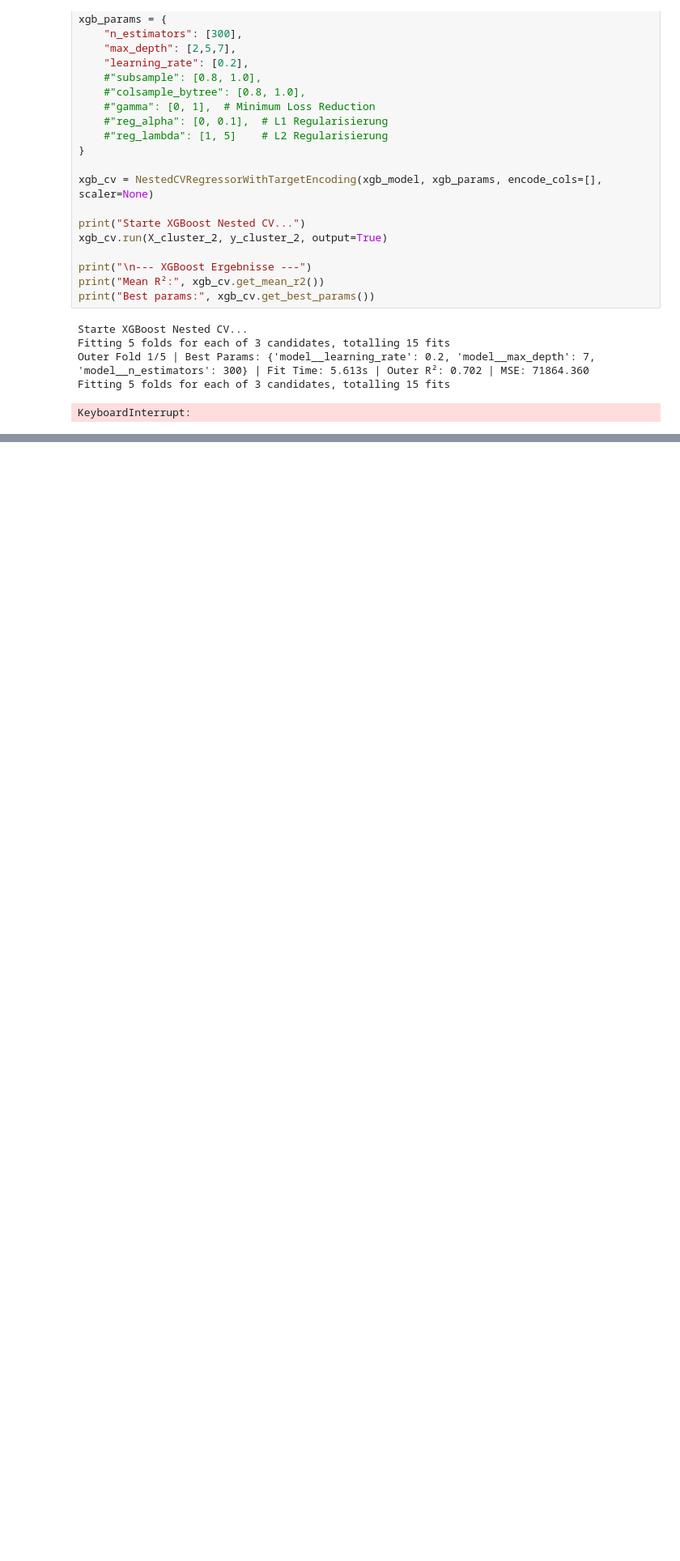
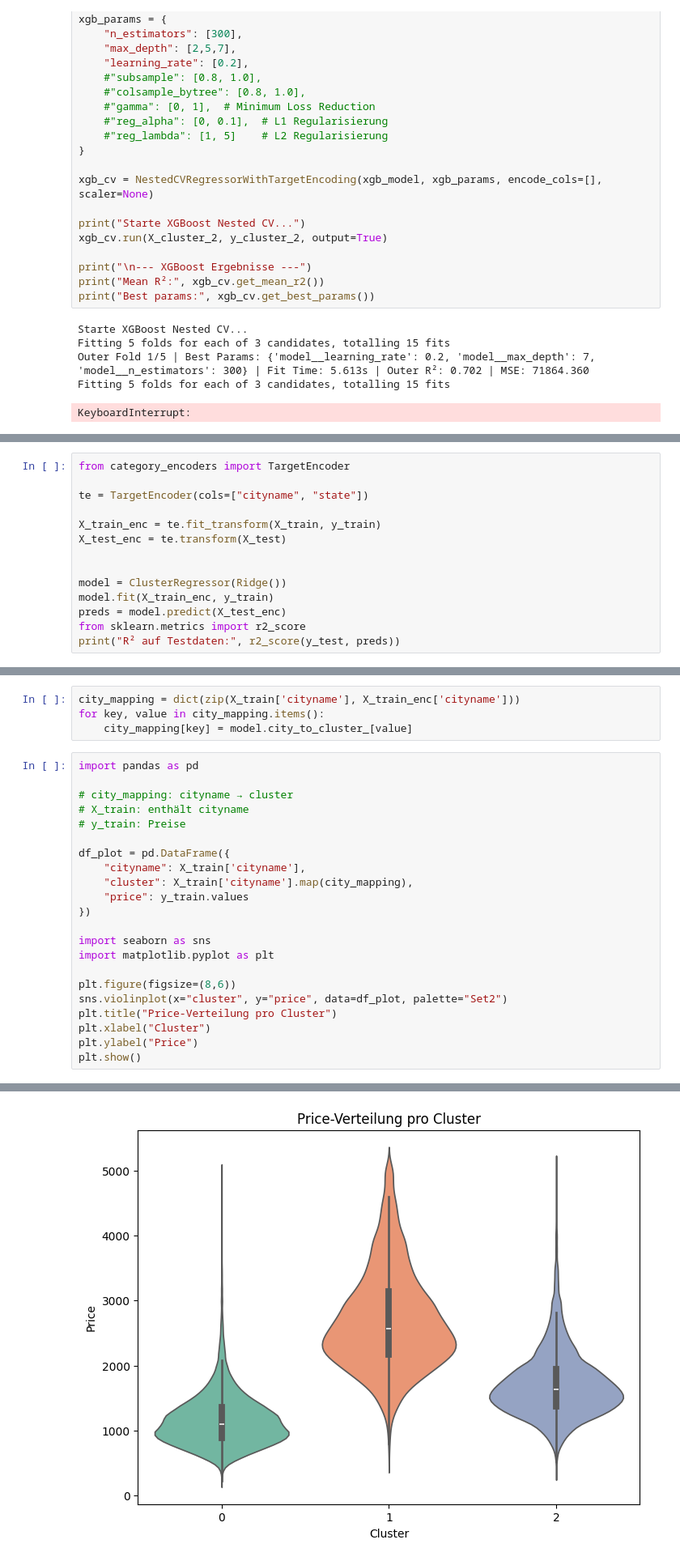
Before and after one commit to FelixFritz02/DataProject-WS-25-26, a Jupyter notebook: preprocess_states.ipynb, the cells around one changed output, grey strips where cells are left out. Shown at 81% size. Cells and saved outputs as stored; diff of their text form; blank space fills up the shorter version.

Commit message:
cluster regressor in preprocess states adapted

```diff
--- a/preprocess_states.ipynb
+++ b/preprocess_states.ipynb
@@ -351,0 +336,14 @@ Outer Fold 5/5 | Best Params: {} | Fit Time: 1.518s | Outer R²: 0.697 | MSE: 14
+# %%
+from category_encoders import TargetEncoder
+
+te = TargetEncoder(cols=["cityname", "state"])
+
+X_train_enc = te.fit_transform(X_train, y_train)
+X_test_enc = te.transform(X_test)
+
+
+model = ClusterRegressor(Ridge())
+model.fit(X_train_enc, y_train)
+preds = model.predict(X_test_enc)
+from sklearn.metrics import r2_score
+print("R² auf Testdaten:", r2_score(y_test, preds))
@@ -351,0 +353,27 @@ Outer Fold 5/5 | Best Params: {} | Fit Time: 1.518s | Outer R²: 0.697 | MSE: 14
+# %%
+city_mapping = dict(zip(X_train['cityname'], X_train_enc['cityname']))
+for key, value in city_mapping.items():
+    city_mapping[key] = model.city_to_cluster_[value]
+# %%
+import pandas as pd
+
+# city_mapping: cityname → cluster
+# X_train: enthält cityname
+# y_train: Preise
+
+df_plot = pd.DataFrame({
+    "cityname": X_train['cityname'],
+    "cluster": X_train['cityname'].map(city_mapping),
+    "price": y_train.values
+})
+
+import seaborn as sns
+import matplotlib.pyplot as plt
+
+plt.figure(figsize=(8,6))
+sns.violinplot(x="cluster", y="price", data=df_plot, palette="Set2")
+plt.title("Price-Verteilung pro Cluster")
+plt.xlabel("Cluster")
+plt.ylabel("Price")
+plt.show()
+# %% [output]
@@ -351,0 +383 @@ Outer Fold 5/5 | Best Params: {} | Fit Time: 1.518s | Outer R²: 0.697 | MSE: 14
+[figure, added]
```
Also changed, not shown: parts of 8 cells of this notebook.
